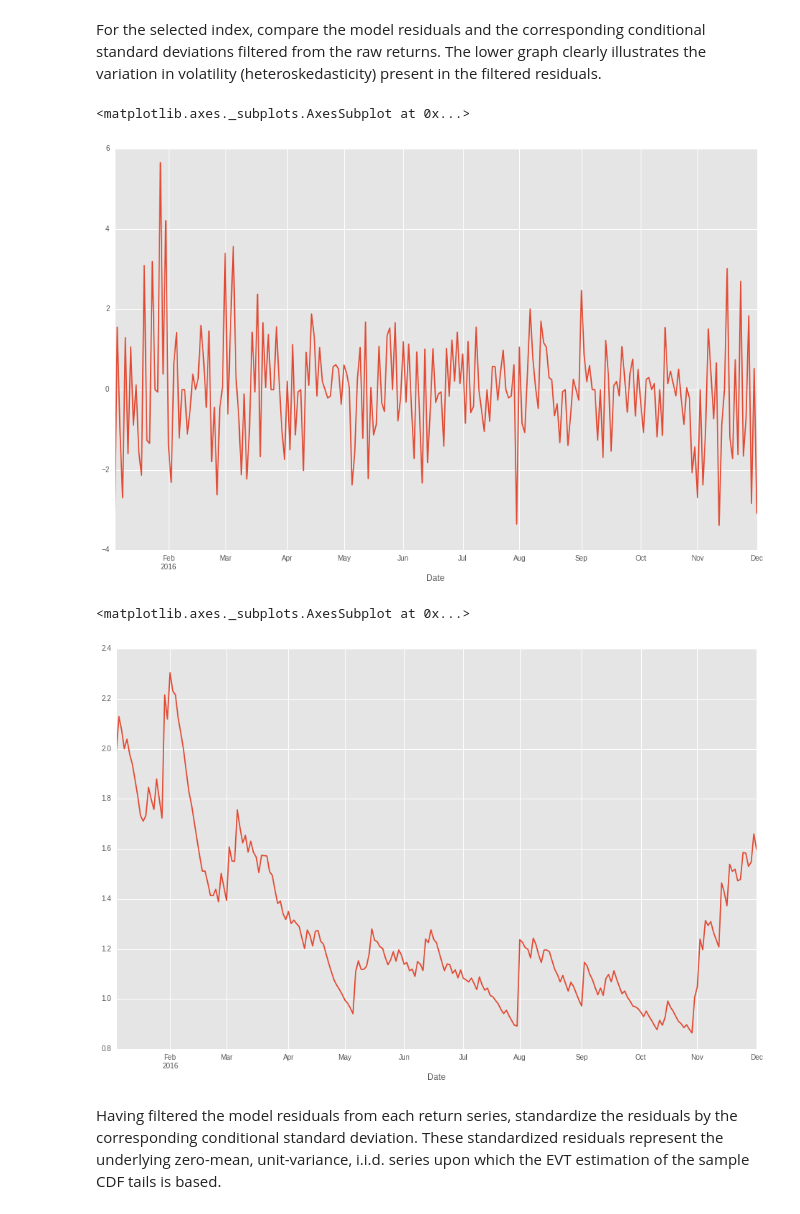
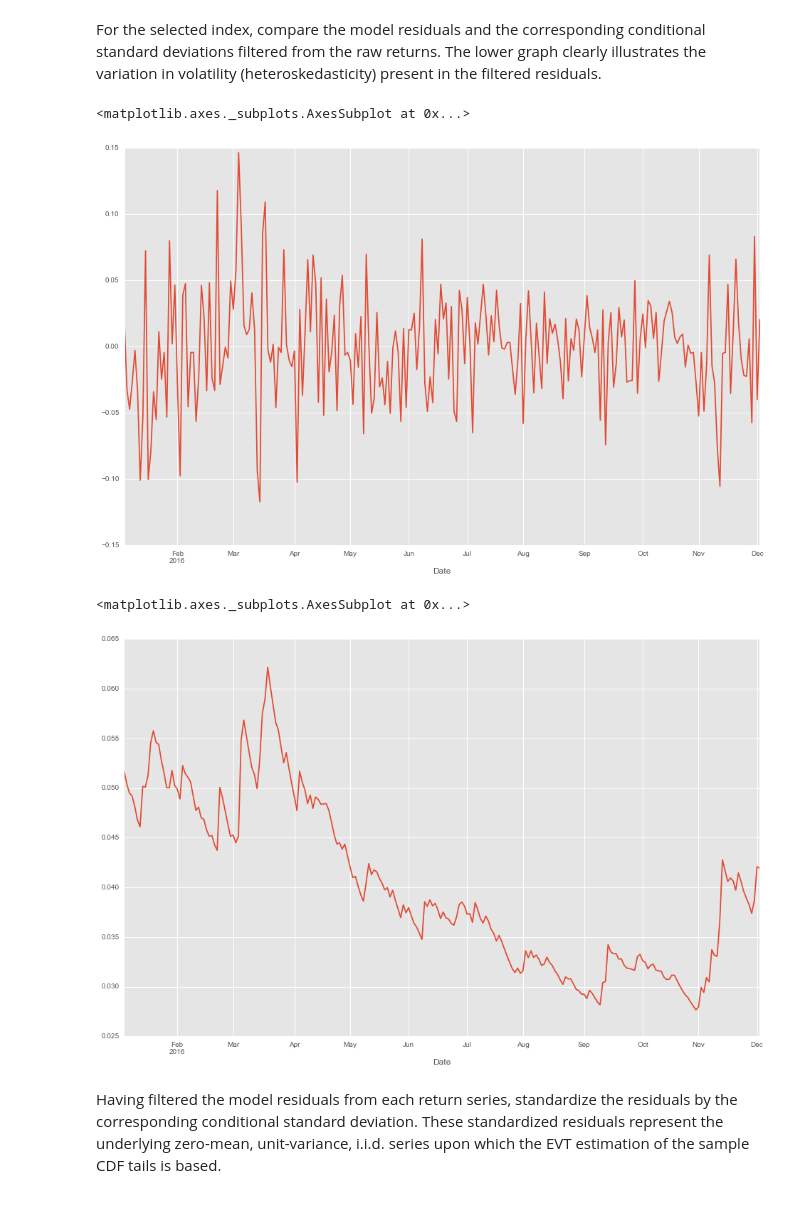
Before and after one commit to helderrezende/TCC, a Jupyter notebook: TCC Helder.ipynb, the cells around one changed output. Saved outputs shown, nothing was run; the diff lists cells and outputs as text; code cells hidden in the pictures.

```diff
--- a/TCC Helder.ipynb
+++ b/TCC Helder.ipynb
@@ -680,15 +629,15 @@ array([  1.78757053e-04,   2.03412680e-04,   2.08485961e-04,
 # %% [markdown]
 For the selected index, compare the model residuals and the corresponding conditional standard deviations filtered from the raw returns. The lower graph clearly illustrates the variation in volatility (heteroskedasticity) present in the filtered residuals.
 # %%
-res.resid.plot(figsize=(16,10))
+residuos.ix[:,1].plot(figsize=(16,10))
 # %% [output]
 <matplotlib.axes._subplots.AxesSubplot at 0x...>
-[figure, old version]
+[figure, new version]
 # %%
-res.conditional_volatility.plot(figsize=(16,10))
+volatilidade_condicional.ix[:,1].plot(figsize=(16,10))
 # %% [output]
 <matplotlib.axes._subplots.AxesSubplot at 0x...>
-[figure, old version]
+[figure, new version]
 # %% [markdown]
 Having filtered the model residuals from each return series, standardize the residuals by the corresponding conditional standard deviation. These standardized residuals represent the underlying zero-mean, unit-variance, i.i.d. series upon which the EVT estimation of the sample CDF tails is based.
 # %%
```
Also changed, not shown: parts of 33 cells of this notebook, 4 other files.
